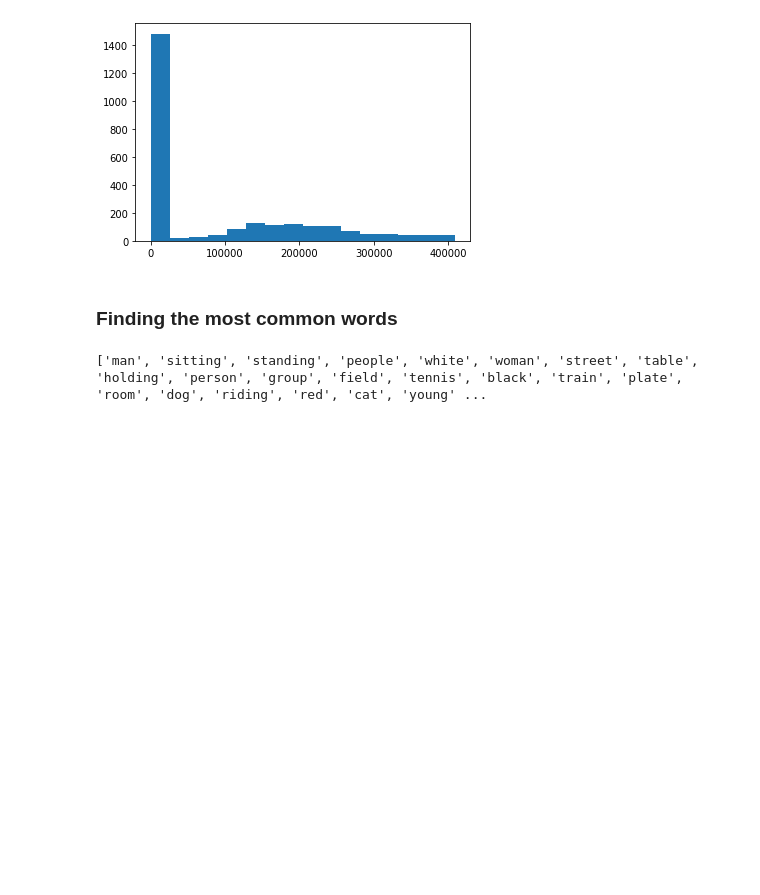
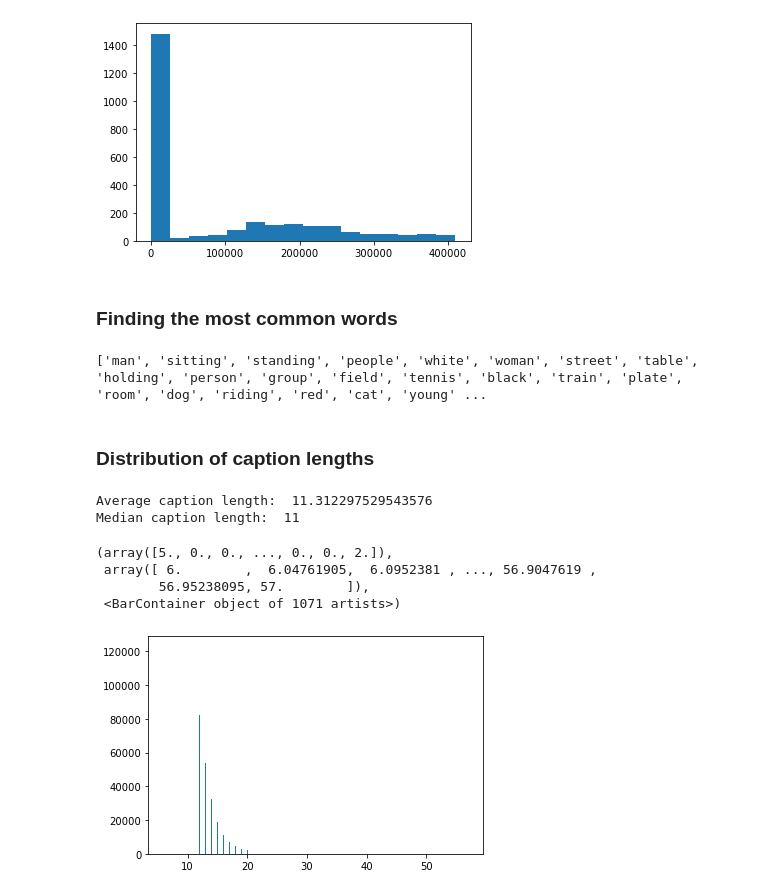
Before and after one commit to MikeAgb/ml-project, a Jupyter notebook: ml-project.ipynb, the cells around one changed output. Drawn from its saved outputs; the diff is of its cells as text; code cells hidden in the pictures; blank space fills up the shorter version.

Commit message:
added some caption analysis

```diff
--- a/ml-project.ipynb
+++ b/ml-project.ipynb
@@ -296,3 +297,24 @@ for word in conjuncts:
 print(sorted_counts[0:50])
 # %% [output]
 ['man', 'sitting', 'standing', 'people', 'white', 'woman', 'street', 'table', 'holding', 'person', 'group', 'field', 'tennis', 'black', 'train', 'plate', 'room', 'dog', 'riding', 'red', 'cat', 'young' ...
+# %% [markdown]
+### Distribution of caption lengths
+# %%
+import statistics
+lengths = []
+for captions in preprocessed_train_captions.values():
+    for caption in captions:
+        lengths.append(len(caption)-2)
+
+print("Average caption length: ", sum(lengths)/len(lengths))
+print("Median caption length: ", statistics.median(lengths))
+
+plt.hist(lengths, bins='auto')
+# %% [output]
+Average caption length:  11.312297529543576
+Median caption length:  11
+(array([5., 0., 0., ..., 0., 0., 2.]),
+ array([ 6.        ,  6.04761905,  6.0952381 , ..., 56.9047619 ,
+        56.95238095, 57.        ]),
+ <BarContainer object of 1071 artists>)
+[figure, added]
```
Also changed, not shown: parts of 4 cells of this notebook.
